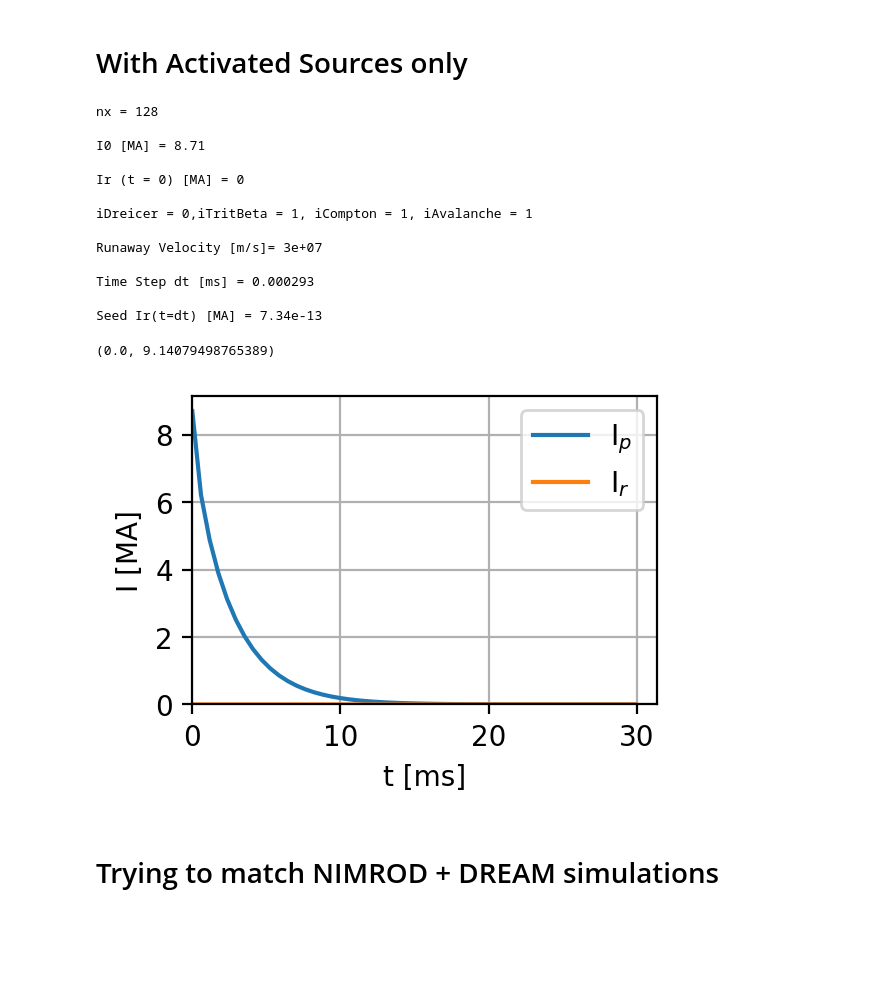
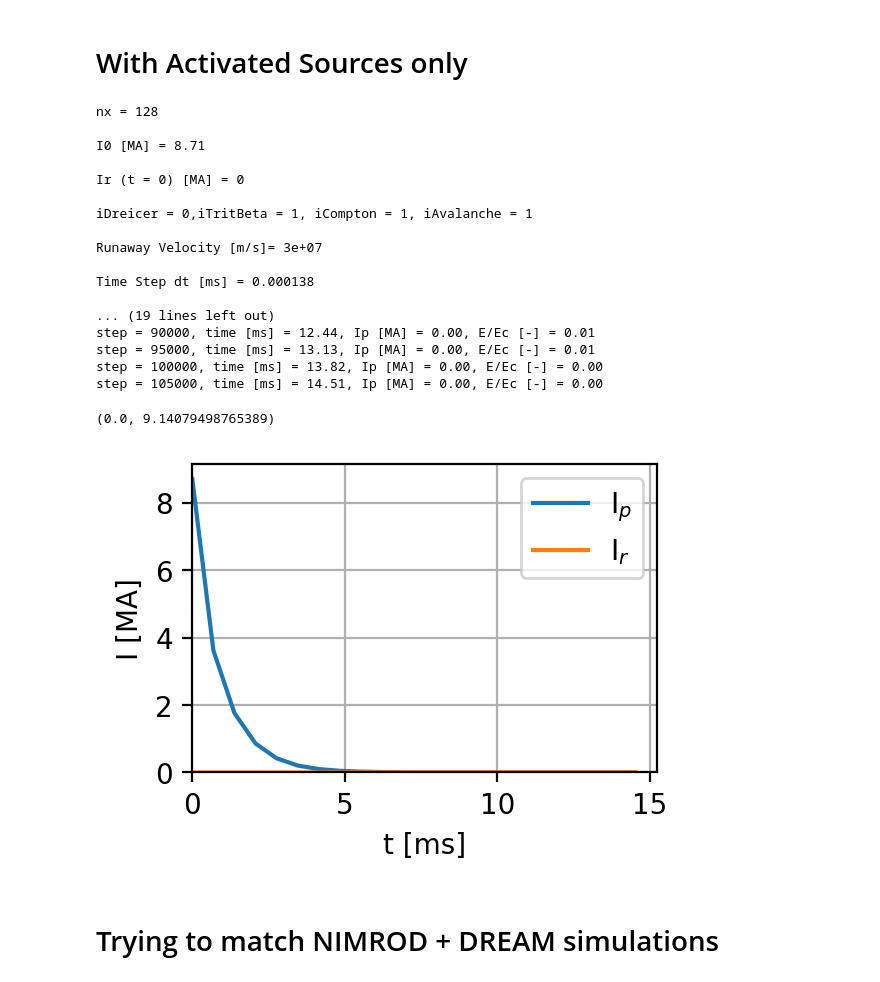
Before and after one commit to ridatta/RE_Solver, a Jupyter notebook: SPARC-1D.ipynb, the cells around one changed output. Cells and saved outputs as stored; diff of their text form; code cells hidden in the pictures; blank space fills up the shorter version.

```diff
--- a/SPARC-1D.ipynb
+++ b/SPARC-1D.ipynb
@@ -26,8 +26,8 @@ def getj0(I0,nx):
 R0 = 1.85 # [m]
 a = 0.57 # [m]
 Zeff = 1
-T = 10 # eV
-ne = 3e20 # per m**3
+T = 5 # eV
+ne = 3e21 # per m**3
 lnA = 15
 eta = 0.51 * getTransSpitzerResistivity(lnA,T,Zeff) * 0.01 # Ohm-m
 
@@ -145,42 +149,46 @@ Seed Ir(t=dt) [MA] = 0.00327
 # %%
 out = solver.solve(constants=constants,
                         init_conditions=init_conditions,
-                        tmax=30e-3,
-                        CFL=0.3,
+                        tmax=15e-3,
+                        CFL=0.4,
                         RE_sources=[0,1,1,1],
                         cre=0.1*3e8,
-                        nprint=2000,
-                        verbose=False)
+                        nprint=5000,
+                        verbose=True)
 
 # Show Results
 t, Ip, Ir = np.array(out['t']), np.array(out['Ip']), np.array(out['Ir'])
 fig, axs = plt.subplots(1, 1, figsize=(3,2), dpi=200, sharex=True)
 
 axs.plot(t * 1e3, Ip / 1e6, label='I$_p$')
 axs.plot(t * 1e3, Ir / 1e6, label='I$_r$')
 axs.set_xlabel('t [ms]')
 axs.set_ylabel('I [MA]')
 axs.grid()
 axs.legend()
 axs.set_xlim(xmin=0)
 axs.set_ylim(ymin=0)
 # axs.set_yscale('log')
 # %% [output]
 nx = 128
 
 I0 [MA] = 8.71
 
 Ir (t = 0) [MA] = 0
 
 iDreicer = 0,iTritBeta = 1, iCompton = 1, iAvalanche = 1
 
 Runaway Velocity [m/s]= 3e+07
 
-Time Step dt [ms] = 0.000293
+Time Step dt [ms] = 0.000138
 
-Seed Ir(t=dt) [MA] = 7.34e-13
+... (19 lines left out)
+step = 90000, time [ms] = 12.44, Ip [MA] = 0.00, E/Ec [-] = 0.01
+step = 95000, time [ms] = 13.13, Ip [MA] = 0.00, E/Ec [-] = 0.01
+step = 100000, time [ms] = 13.82, Ip [MA] = 0.00, E/Ec [-] = 0.00
+step = 105000, time [ms] = 14.51, Ip [MA] = 0.00, E/Ec [-] = 0.00
 (0.0, 9.14079498765389)
-[figure, old version]
+[figure, new version]
 # %% [markdown]
 # Trying to match NIMROD + DREAM simulations
 # %% [markdown]
```
Also changed, not shown: parts of 7 cells of this notebook, 1 other file.
